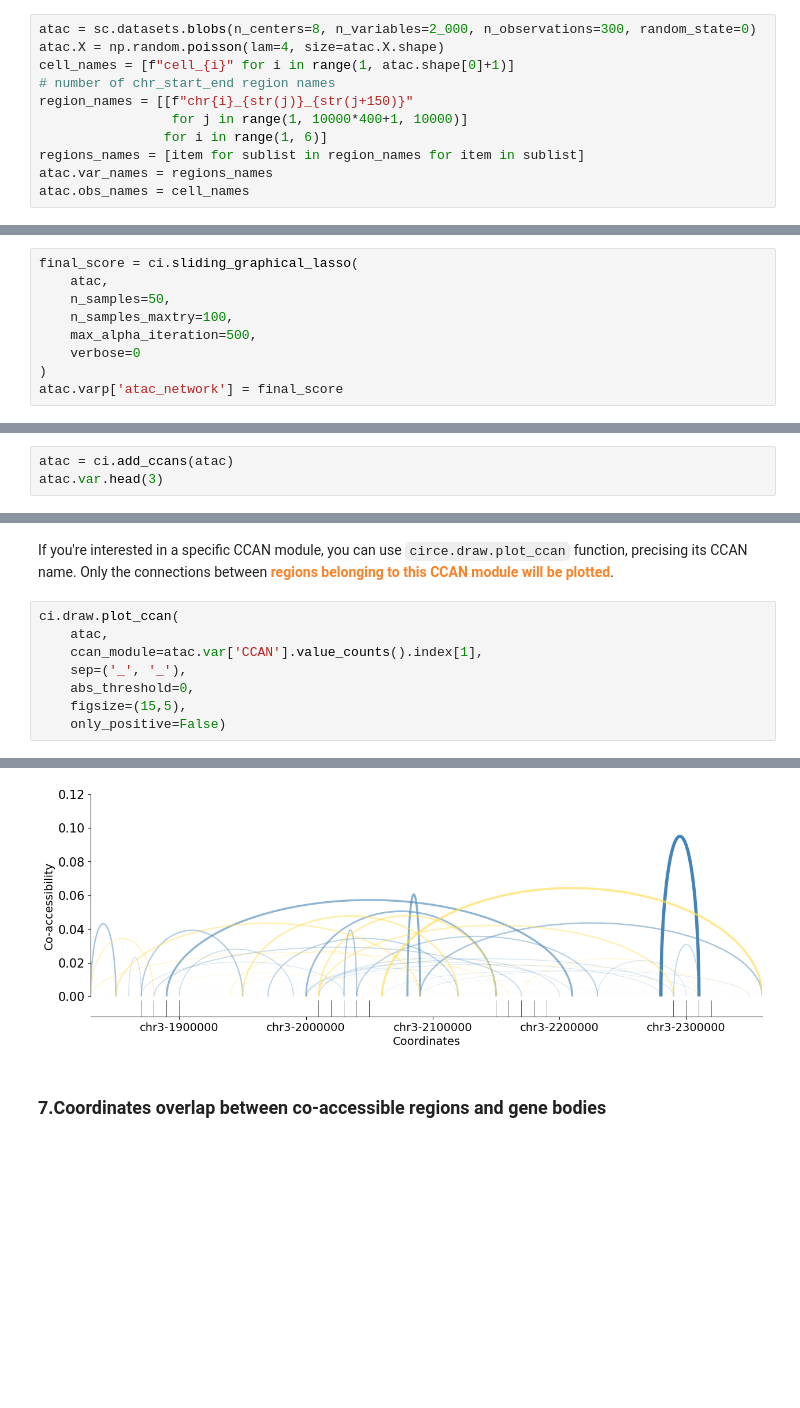
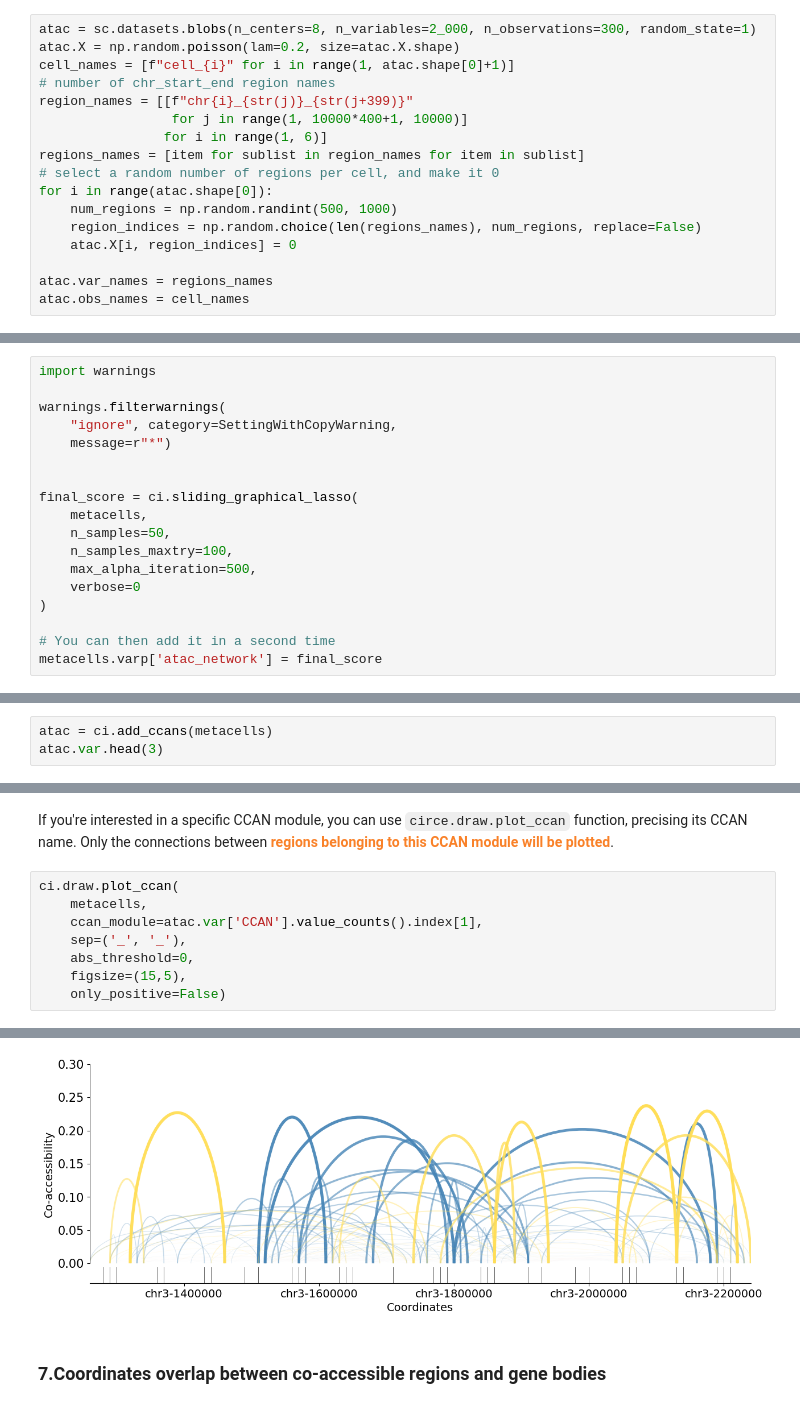
Before and after one commit to cantinilab/Circe, a Jupyter notebook: Examples/Minimal_example.ipynb, the cells around one changed output, grey strips where cells are left out. Saved outputs shown, nothing was run; the diff lists cells and outputs as text; blank space fills up the shorter version.

```diff
--- a/Examples/Minimal_example.ipynb
+++ b/Examples/Minimal_example.ipynb
@@ -67,14 +47,20 @@ This data doesn't contain strong correlation between fake regions, the score wil
 
 It will still allow us to demonstrate how to use Circe. :)
 # %%
-atac = sc.datasets.blobs(n_centers=8, n_variables=2_000, n_observations=300, random_state=0)
-atac.X = np.random.poisson(lam=4, size=atac.X.shape)
+atac = sc.datasets.blobs(n_centers=8, n_variables=2_000, n_observations=300, random_state=1)
+atac.X = np.random.poisson(lam=0.2, size=atac.X.shape)
 cell_names = [f"cell_{i}" for i in range(1, atac.shape[0]+1)]
 # number of chr_start_end region names
-region_names = [[f"chr{i}_{str(j)}_{str(j+150)}"
+region_names = [[f"chr{i}_{str(j)}_{str(j+399)}"
                  for j in range(1, 10000*400+1, 10000)]
                 for i in range(1, 6)]
 regions_names = [item for sublist in region_names for item in sublist]
+# select a random number of regions per cell, and make it 0
+for i in range(atac.shape[0]):
+    num_regions = np.random.randint(500, 1000)
+    region_indices = np.random.choice(len(regions_names), num_regions, replace=False)
+    atac.X[i, region_indices] = 0
+
 atac.var_names = regions_names
 atac.obs_names = cell_names
 # %% [markdown]
@@ -170,12 +173,21 @@ atac.X = sp.sparse.csr_matrix(atac.X)
 # %% [markdown]
 2. Connections can also be stored externally from your `AnnData` object using `sliding_graphical_lasso`.
 # %%
+import warnings
+
+warnings.filterwarnings(
+    "ignore", category=SettingWithCopyWarning,
+    message=r"*")
+
+
 final_score = ci.sliding_graphical_lasso(
-    atac,
+    metacells,
     n_samples=50,
     n_samples_maxtry=100,
     max_alpha_iteration=500,
     verbose=0
 )
-atac.varp['atac_network'] = final_score
+
+# You can then add it in a second time
+metacells.varp['atac_network'] = final_score
 # %% [output]
@@ -260,4 +271,4 @@ Number of CCANs generated: 131
 # %%
-atac = ci.add_ccans(atac)
+atac = ci.add_ccans(metacells)
 atac.var.head(3)
 # %% [output]
@@ -287,15 +298,15 @@ Number of CCANs generated: 41
 If you're interested in a specific CCAN module, you can use `circe.draw.plot_ccan` function, precising its CCAN name. Only the connections between <font color=#F98128>**regions belonging to this CCAN module will be plotted**</font>.
 # %%
 ci.draw.plot_ccan(
-    atac,
+    metacells,
     ccan_module=atac.var['CCAN'].value_counts().index[1],
     sep=('_', '_'),
     abs_threshold=0,
     figsize=(15,5),
     only_positive=False)
 # %% [output]
 This CCAN module is on the chromosome: chr3
-[figure, old version]
+[figure, new version]
 # %% [markdown]
 ### 7.Coordinates overlap between co-accessible regions and gene bodies
 # %% [markdown]
```
Also changed, not shown: parts of 26 cells of this notebook, 1 other file.
